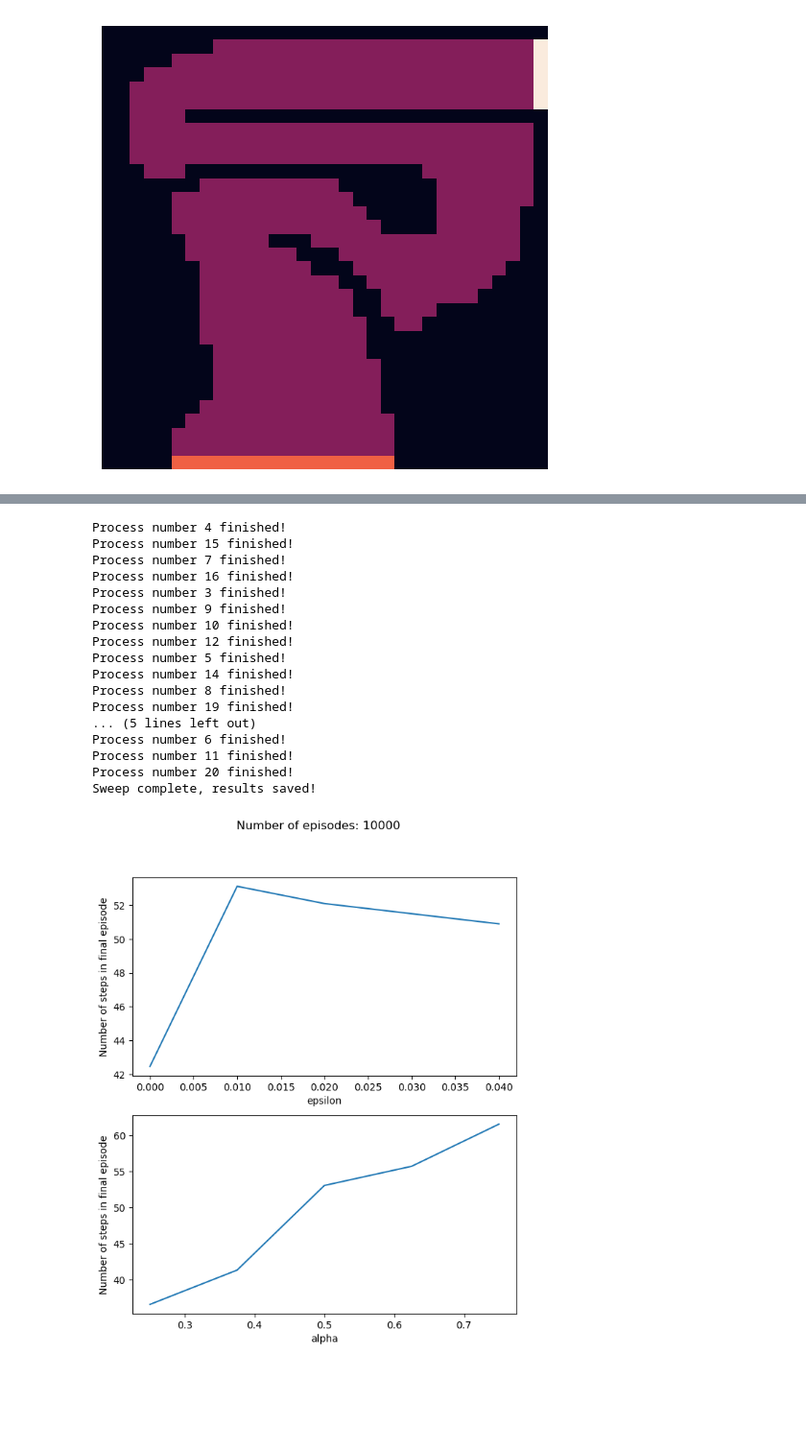
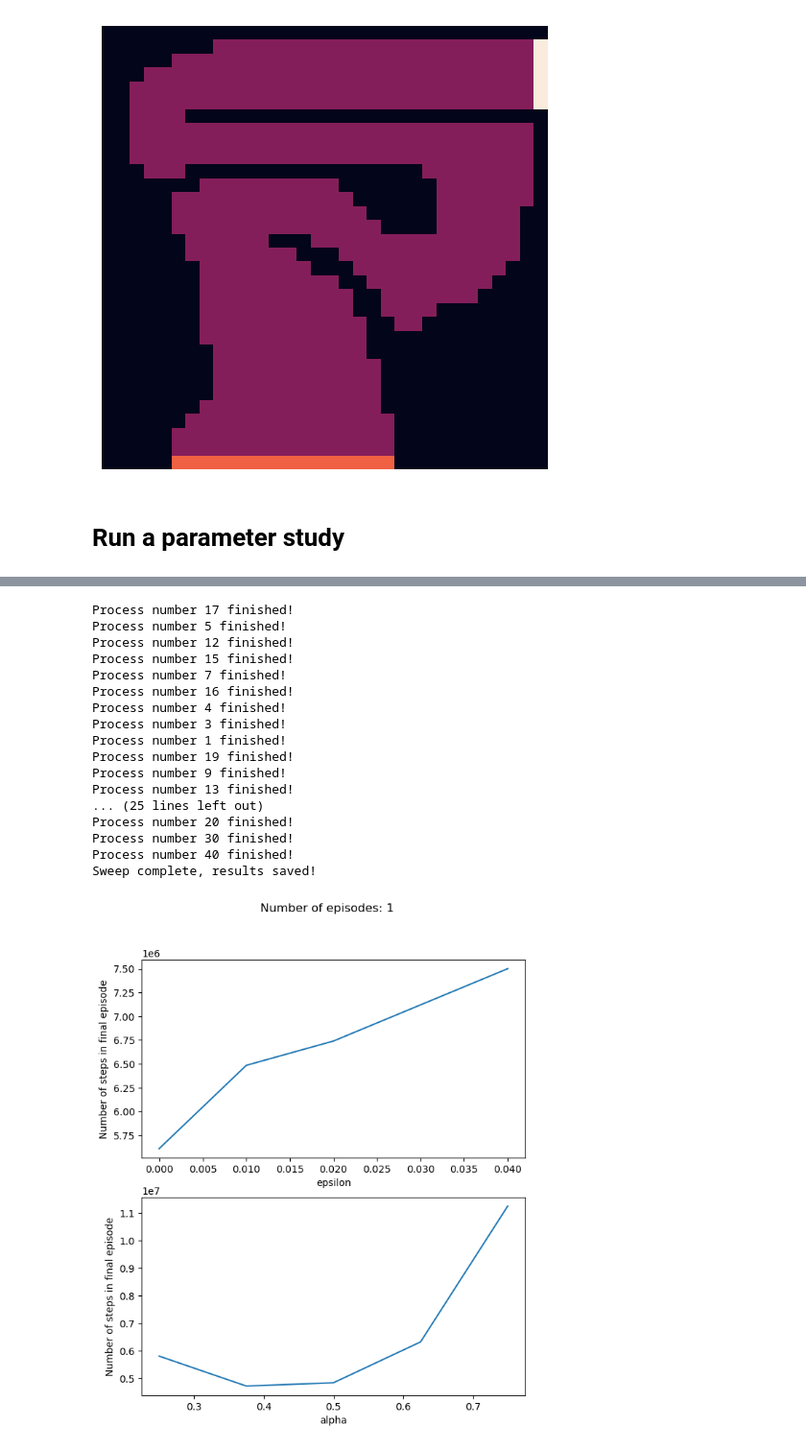
Before and after one commit to Fittiboy/journey, a Jupyter notebook: 999 - Playground.ipynb, the cells around one changed output, grey strips where cells are left out. Shown at 96% size. Drawn from its saved outputs; the diff is of its cells as text; code cells hidden in the pictures; blank space fills up the shorter version.

```diff
--- a/999 - Playground.ipynb
+++ b/999 - Playground.ipynb
@@ -49,10 +51,12 @@ print("Episode finished! Rendering animation...")
 name = "racetrack_testing"
 track.render_episode(episode, name=name)
 Image("animations/" + name + ".gif")
+# %% [markdown]
+# Run a parameter study
 # %%
-track = RaceTrack(track_hard)
+study_track = RaceTrack(track_impossible)
 fig, ax = plt.subplots(figsize=(6, 6))
-sns.heatmap(track.track, ax=ax, cbar=False)
+sns.heatmap(study_track.track, ax=ax, cbar=False)
 ax.axis('off')
 plt.show()
 
@@ -64,10 +68,10 @@ pd = {
     "discount": [1],
 }
 
-study = ParameterStudy(agent_type, track, pd)
+study = ParameterStudy(agent_type, study_track, pd)
 
-num_runs = 10
-num_episodes = 10_000
+num_runs = 1
+num_episodes = 1
 study.sweep(num_runs, num_episodes)
 
 render_first = 2
@@ -78,18 +82,18 @@ study.plot_results(render_first, filename)
-Process number 4 finished!
+Process number 17 finished!
+Process number 5 finished!
+Process number 12 finished!
 Process number 15 finished!
 Process number 7 finished!
 Process number 16 finished!
+Process number 4 finished!
 Process number 3 finished!
+Process number 1 finished!
+Process number 19 finished!
 Process number 9 finished!
-Process number 10 finished!
-Process number 12 finished!
-Process number 5 finished!
-Process number 14 finished!
-Process number 8 finished!
-Process number 19 finished!
-... (5 lines left out)
-Process number 6 finished!
-Process number 11 finished!
+Process number 13 finished!
+... (25 lines left out)
 Process number 20 finished!
+Process number 30 finished!
+Process number 40 finished!
 Sweep complete, results saved!
-[figure, old version]
+[figure, new version]
```
Also changed, not shown: parts of 4 cells of this notebook, 7 other files.
